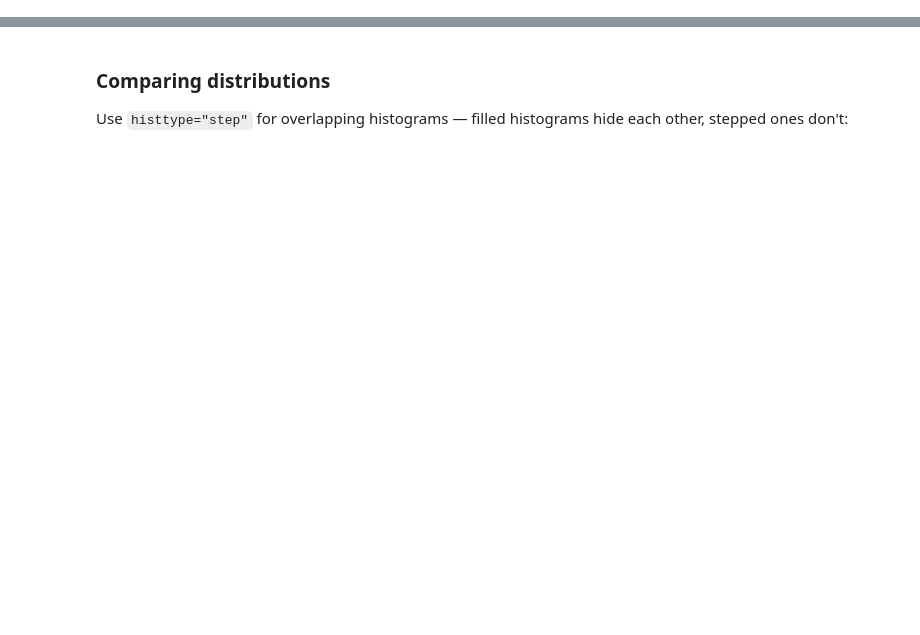
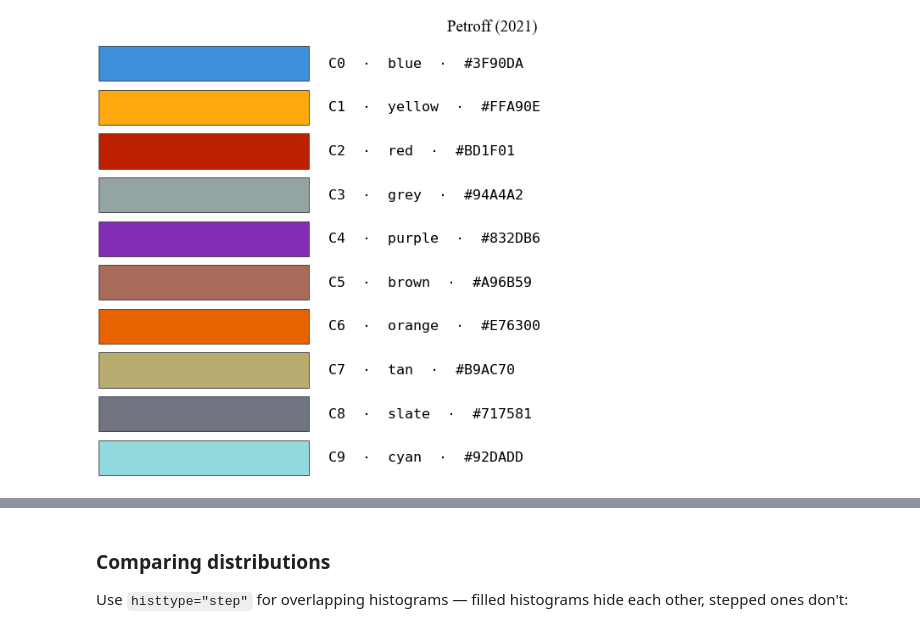
Before and after one commit to BehnoodBandi/plotastro, a Jupyter notebook: examples/tutorial.ipynb, the cells around one changed output, grey strips where cells are left out. Saved outputs shown, nothing was run; the diff lists cells and outputs as text; code cells hidden in the pictures; blank space fills up the shorter version.

```diff
--- a/examples/tutorial.ipynb
+++ b/examples/tutorial.ipynb
@@ -221,0 +190,5 @@ plt.show()
+# %%
+fig = pa.show_colors(pa.PETROFF10, title="Petroff (2021)")
+plt.show()
+# %% [output]
+[figure, added]
```
Also changed, not shown: parts of 66 cells of this notebook, 38 other files.
